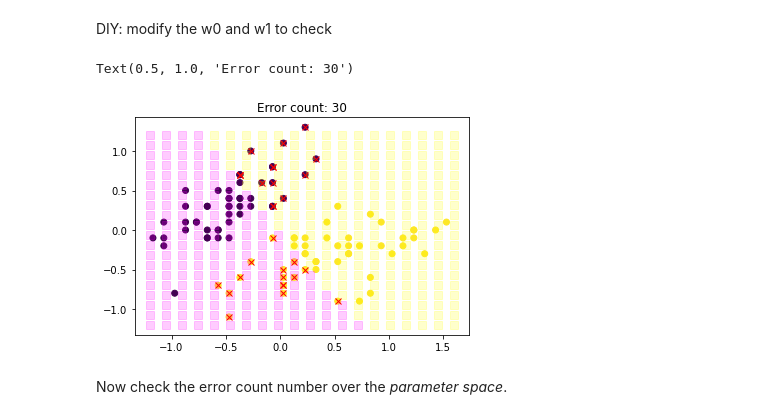
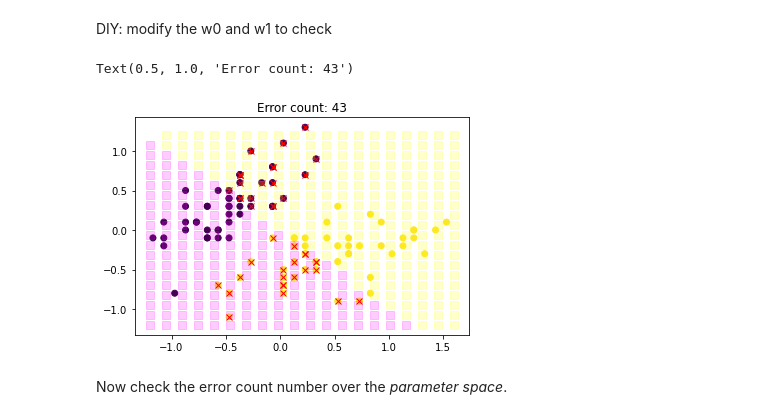
Before and after one commit to junjy007/ml_examples, a Jupyter notebook: 3_Loss.ipynb, the cells around one changed output. Drawn from its saved outputs; the diff is of its cells as text; code cells hidden in the pictures.

```diff
--- a/3_Loss.ipynb
+++ b/3_Loss.ipynb
@@ -124,36 +124,38 @@ See how the errors in a classification problem is counted.
 # %% [markdown]
 DIY: modify the w0 and w1 to check
 # %%
+import numpy as np
+import matplotlib.pyplot as plt
 from sklearn.datasets import load_iris
 
 # Load the iris dataset
 iris = load_iris()
 X, y = iris.data, iris.target
 X = X[:100, :2]
 X = X - np.mean(X, axis=0)
 y = (y[:100]-0.5)*2
 
 def h(X, w0, w1):
     return np.sign(w0*X[:, 0] + w1*X[:, 1])
 
 xgrid, ygrid = np.meshgrid(np.linspace(-1.2, 1.6, 20), np.linspace(-1.2, 1.2, 20))
 gridsamples = np.stack([xgrid.flatten(), ygrid.flatten()]).T
 
 plt.scatter(X[:,0], X[:, 1], c=y)
 
 w0 = 0.5
-w1 = 0.3
+w1 = 0.5
 gridpred = h(gridsamples, w0, w1)
 plt.plot(gridsamples[gridpred>0, 0], gridsamples[gridpred>0, 1],
          color=[1, 1, 0, 0.2], marker='s', markersize=8, linestyle='')
 plt.plot(gridsamples[gridpred<0, 0], gridsamples[gridpred<0, 1],
          color=[1, 0, 1, 0.2], marker='s', markersize=8, linestyle='')
 errind = h(X, w0, w1) != y
 plt.plot(X[errind, 0], X[errind, 1], color='r', linestyle='', marker='x')
 plt.title(f"Error count: {errind.sum():d}")
 # %% [output]
-Text(0.5, 1.0, 'Error count: 30')
+Text(0.5, 1.0, 'Error count: 43')
-[figure, old version]
+[figure, new version]
 # %% [markdown]
 Now check the error count number over the *parameter space*.
 # %%
```
Also changed, not shown: parts of 3 cells of this notebook, 6 other files.
